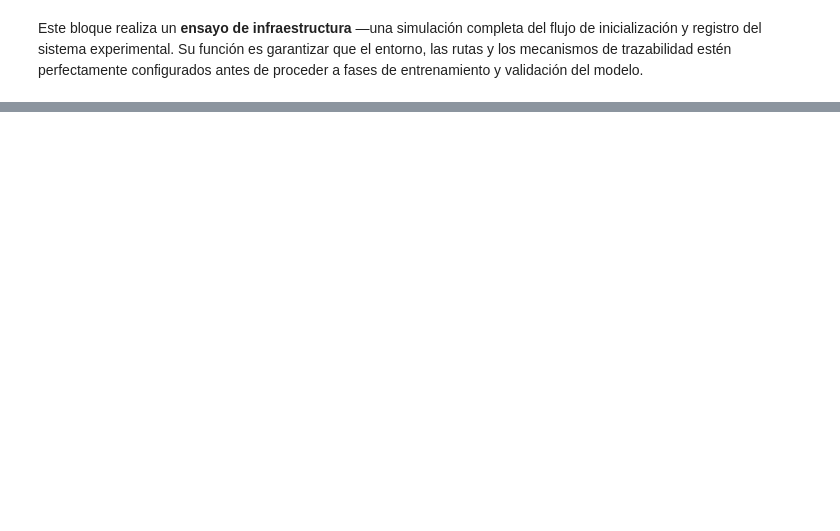
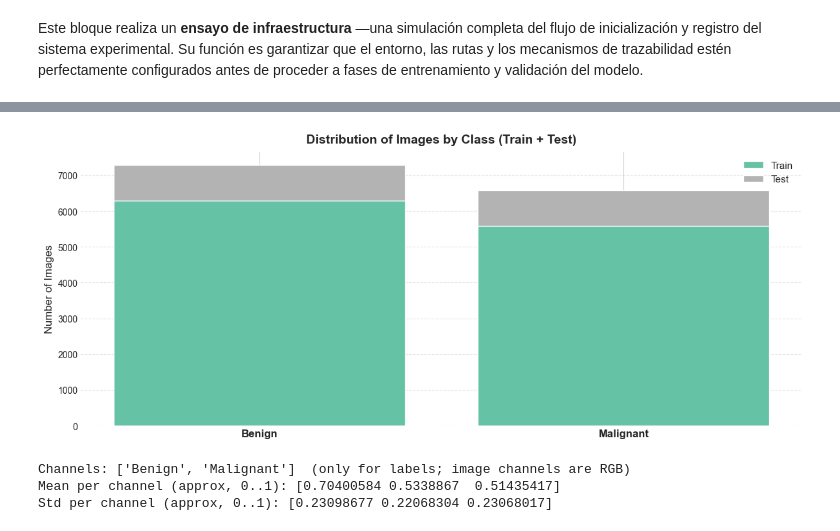
Before and after one commit to mgonzalz/cancer-ai-usecase, a Jupyter notebook: notebooks/experiments_melanoma.ipynb, the cells around one changed output, grey strips where cells are left out. Saved outputs shown, nothing was run; the diff lists cells and outputs as text; code cells hidden in the pictures; blank space fills up the shorter version.

Commit message:
feat(eda): implement dataset audit, visualization & RGB channel statistics for melanoma dataset

```diff
--- a/notebooks/experiments_melanoma.ipynb
+++ b/notebooks/experiments_melanoma.ipynb
@@ -132,8 +139,8 @@ class CFG:
     # Seed for reproducibility.
     seed: int = SEED
     # Directories: Data paths.
-    data_train_dir: str = "data/train"
-    data_test_dir: str  = "data/test"
+    data_train_dir: str = "../data/train"
+    data_test_dir: str  = "../data/test"
 
     def to_json(self) -> str:
         '''
@@ -264,0 +301,16 @@ print(f"[OK] Estructura inicial creada en: {paths['run_dir']}")
+# %%
+def summarize_counts(train_dir: str, test_dir: str):
+    """
+    Count images per class in train and test using glob.
+    """
+    def count_in_split(split_dir: str, classes: list[str]) -> dict:
+        counts = {}
+        for c in classes:
+            counts[c] = len(list(Path(split_dir, c).glob("**/*.*")))
+        counts["TOTAL"] = sum(counts.values())
+        return counts
+
+    classes = _detect_class_dirs(train_dir)
+    train_counts = count_in_split(train_dir, classes)
+    test_counts  = count_in_split(test_dir, classes)
+    return classes, train_counts, test_counts
@@ -264,0 +416,50 @@ print(f"[OK] Estructura inicial creada en: {paths['run_dir']}")
+# %%
+classes, train_counts, test_counts = summarize_counts(CFG_GLOBAL.data_train_dir, CFG_GLOBAL.data_test_dir)
+# %%
+train_color, test_color = colors[0], colors[1]
+
+plt.figure(figsize=(12, 5))
+x = np.arange(len(classes))
+plt.bar(x, [train_counts[c] for c in classes], color=train_color, edgecolor="white", linewidth=1,
+        label="Train",)
+plt.bar(x, [test_counts[c] for c in classes], bottom=[train_counts[c] for c in classes], color=test_color,
+    edgecolor="white", linewidth=1,label="Test",)
+plt.xticks(x, classes, fontsize=12, fontweight="bold")
+plt.ylabel("Number of Images", fontsize=12)
+plt.title("Distribution of Images by Class (Train + Test)", fontsize=14, fontweight="bold", pad=10)
+plt.grid(axis="y", linestyle="--", alpha=0.5)
+plt.box(False)
+plt.legend(frameon=False, fontsize=11, loc="upper right")
+plt.tight_layout()
+plt.show()
+# %% [output]
+[figure, added]
+# %%
+num_batches = 4 # Number of batches to process for stats
+acc_mean = []
+acc_std  = []
+count = 0
+
+for bx, _ in train_ds.take(num_batches):
+    bx = bx.numpy().astype("float32")
+    # Si vienen en 0..255, normalizamos a 0..1 para que sea comparable
+    if bx.max() > 1.5:
+        bx = bx / 255.0
+    # media y std por canal
+    acc_mean.append(bx.mean(axis=(0,1,2)))
+    acc_std.append(bx.std(axis=(0,1,2)))
+    count += 1
+
+mean_c = np.mean(np.stack(acc_mean, axis=0), axis=0)
+std_c  = np.mean(np.stack(acc_std,  axis=0), axis=0)
+print("Channels:", CLASS_NAMES, " (only for labels; image channels are RGB)")
+print("Mean per channel (approx, 0..1):", mean_c)
+print("Std per channel (approx, 0..1):", std_c)
+
+# JSON output
+with open(os.path.join(METRICS_DIR, "eda_channel_stats.json"), "w", encoding="utf-8") as f:
+    json.dump({"mean": mean_c.tolist(), "std": std_c.tolist()}, f, indent=2)
+# %% [output]
+Channels: ['Benign', 'Malignant']  (only for labels; image channels are RGB)
+Mean per channel (approx, 0..1): [0.70400584 0.5338867  0.51435417]
+Std per channel (approx, 0..1): [0.23098677 0.22068304 0.23068017]
```
Also changed, not shown: parts of 16 cells of this notebook, 5 other files.
